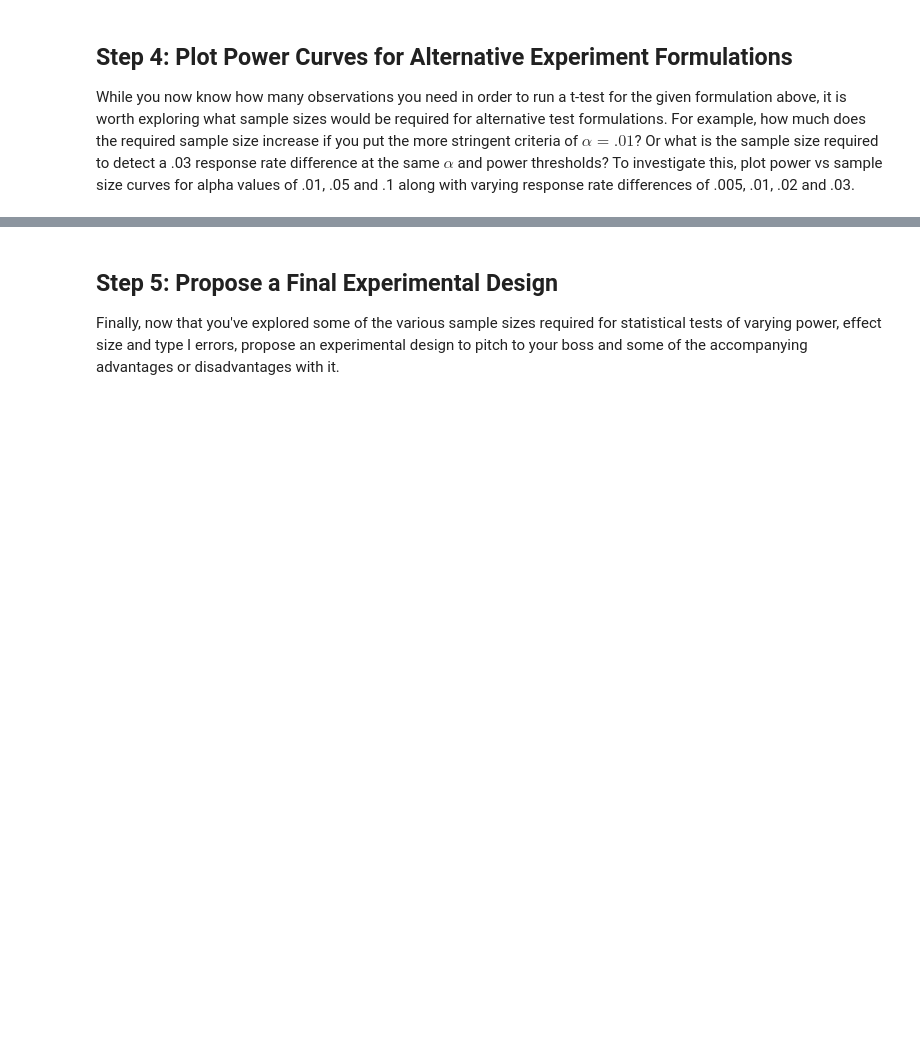
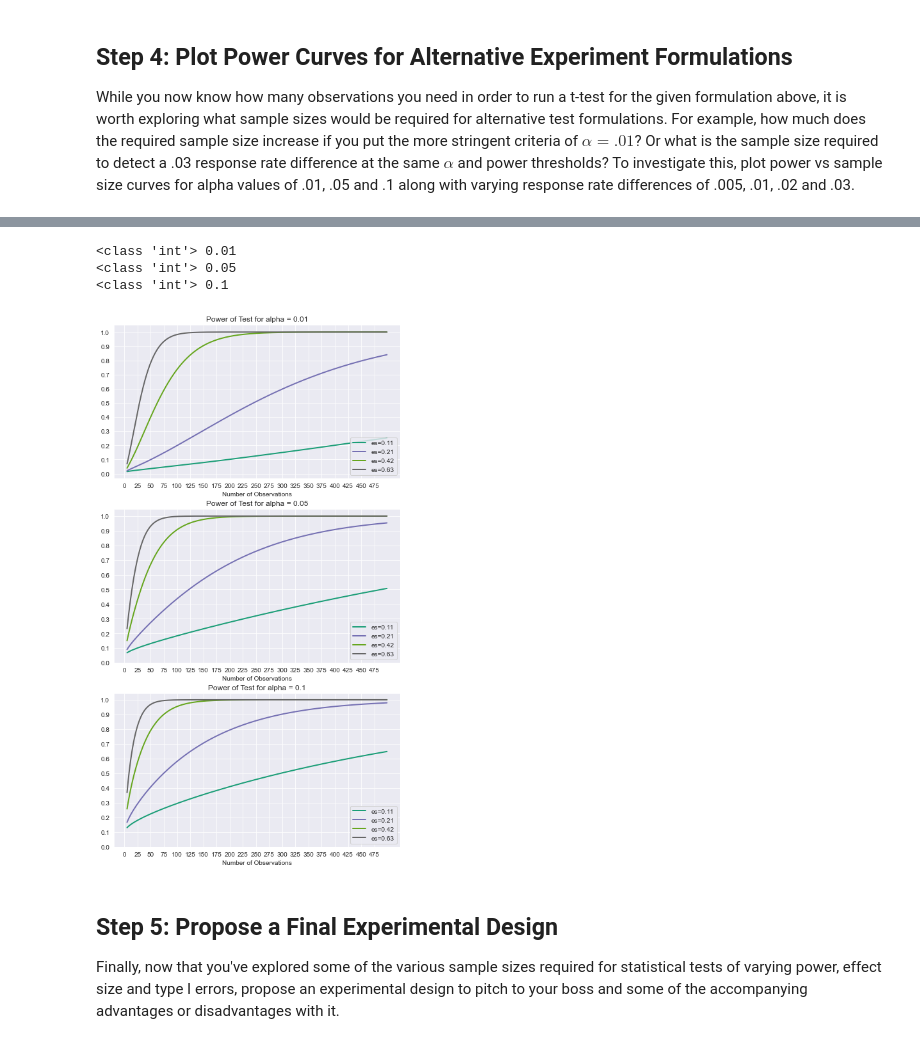
Before and after one commit to dvdhartsman/AB_testing, a Jupyter notebook: index.ipynb, the cells around one changed output, grey strips where cells are left out. Drawn from its saved outputs; the diff is of its cells as text; code cells hidden in the pictures; blank space fills up the shorter version.

```diff
--- a/index.ipynb
+++ b/index.ipynb
@@ -62,3 +102,32 @@ While you now know how many observations you need in order to run a t-test for t
+# %%
+#Your code; plot power curves for the various alpha and effect size combinations
+import numpy as np
+import matplotlib.pyplot as plt
+import seaborn as sns
+sns.set_style('darkgrid')
+%matplotlib inline
+
+
+sd = 0.0475
+e_sizes = [mu_delta/sd for mu_delta in [.005,.01,.02,.03]]
+fig, axes = plt.subplots(ncols=1, nrows=3, figsize=(8,15))
+for n, alpha in enumerate([.01, .05, .1]):
+    print(type(n), alpha)
+    ax = axes[n]
+    power_analysis.plot_power(dep_var="nobs",
+                              nobs = np.array(range(5,500)),
+                              effect_size=e_sizes,
+                              alpha=alpha,
+                              ax=ax,
+                              alternative='larger')
+    ax.set_title('Power of Test for alpha = {}'.format(alpha))
+    ax.set_xticks(list(range(0,500,25)))
+    ax.set_yticks(np.linspace(0,1,11))
+# %% [output]
+<class 'int'> 0.01
+<class 'int'> 0.05
+<class 'int'> 0.1
+[figure, added]
 # %% [markdown]
 ## Step 5: Propose a Final Experimental Design
 
```
Also changed, not shown: parts of 5 cells of this notebook.
